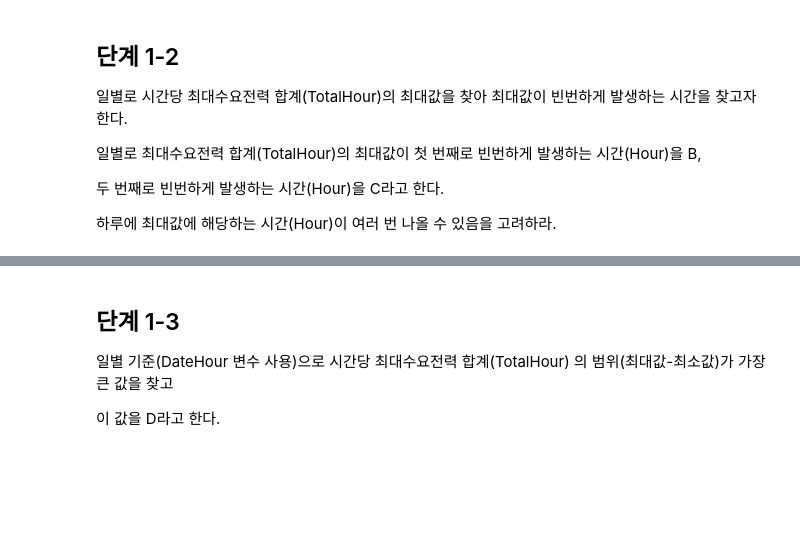
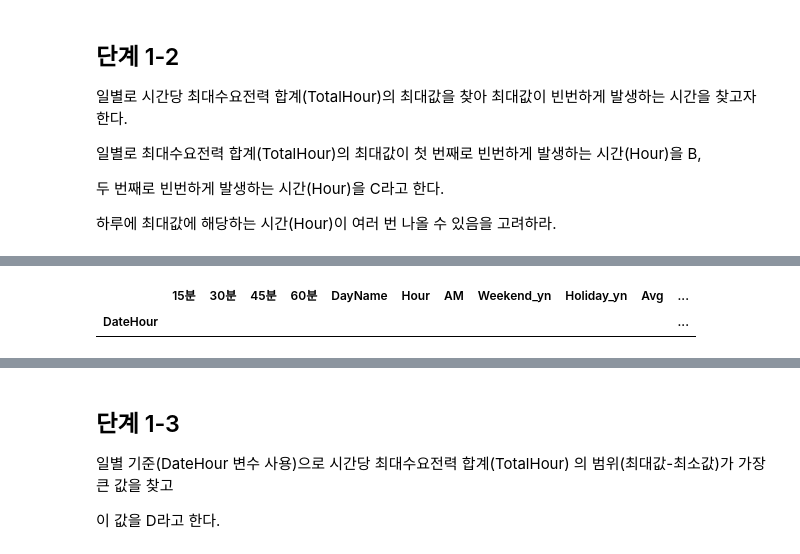
Before and after one commit to sunkusun9/DS_lv3_2504_1, a Jupyter notebook: sec_ds_lv3_prob3_prob.ipynb, the cells around one changed output, grey strips where cells are left out. Saved outputs shown, nothing was run; the diff lists cells and outputs as text; code cells hidden in the pictures; blank space fills up the shorter version.

```diff
--- a/sec_ds_lv3_prob3_prob.ipynb
+++ b/sec_ds_lv3_prob3_prob.ipynb
@@ -458,0 +682,5 @@ A
+# %%
+df_basetable1.groupby(df_basetable1.index.date).filter(lambda x: len(x) != 24)
+# %% [output]
+|  | 15분 | 30분 | 45분 | 60분 | DayName | Hour | AM | Weekend_yn | Holiday_yn | Avg | ... |
+| DateHour |  |  |  |  |  |  |  |  |  |  | ... |
```
Also changed, not shown: parts of 57 cells of this notebook.
